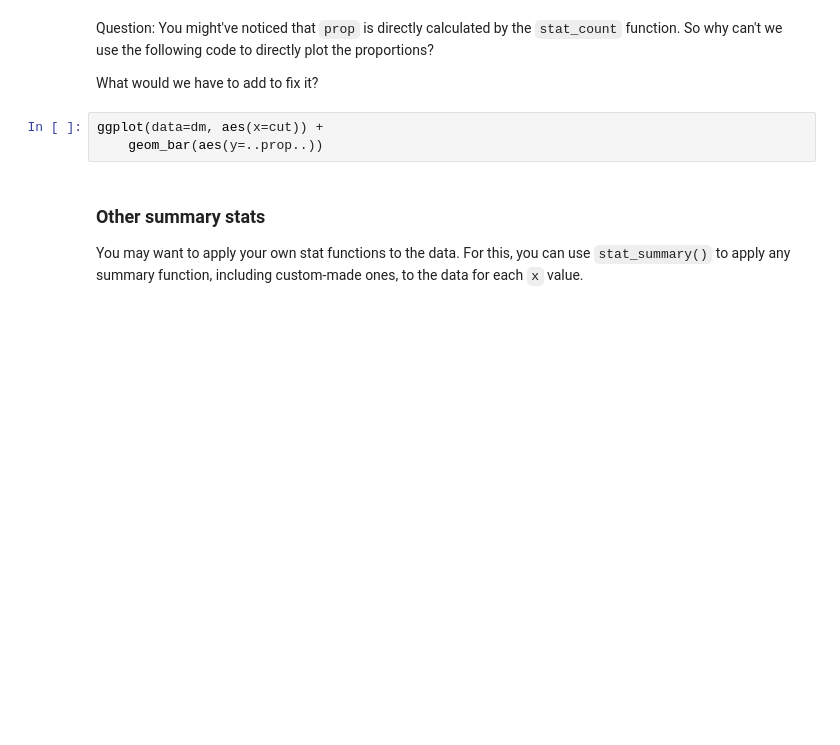
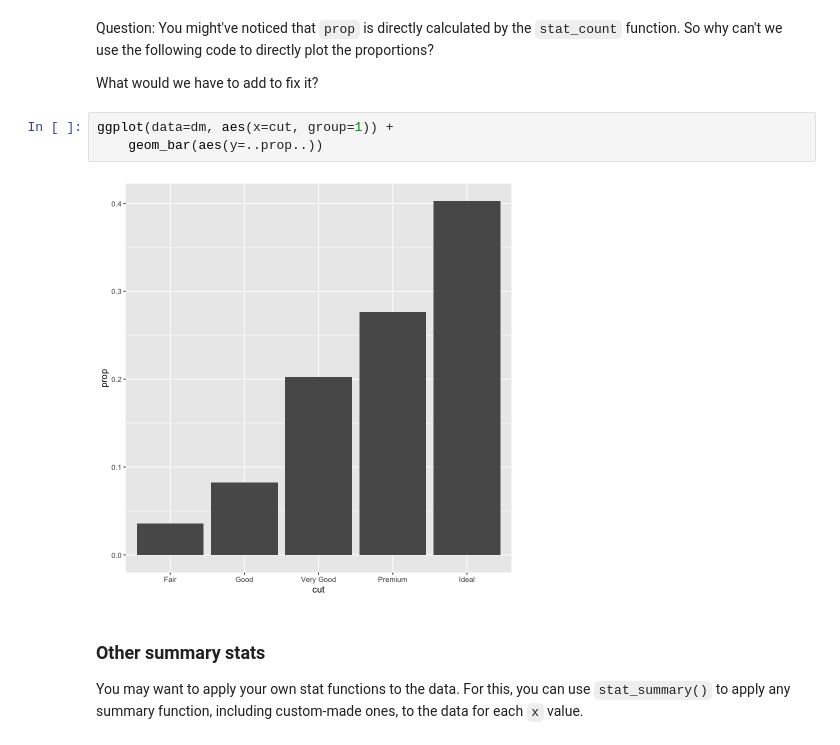
Before and after one commit to rogerfan/stats306_w20, a Jupyter notebook: labs/stats306_lab4.ipynb, the cells around one changed output. Saved outputs shown, nothing was run; the diff lists cells and outputs as text; blank space fills up the shorter version.

```diff
--- a/labs/stats306_lab4.ipynb
+++ b/labs/stats306_lab4.ipynb
@@ -64,8 +109,10 @@ Question: You might've noticed that `prop` is directly calculated by the `stat_c
 
 What would we have to add to fix it?
 # %%
-ggplot(data=dm, aes(x=cut)) +
+ggplot(data=dm, aes(x=cut, group=1)) +
     geom_bar(aes(y=..prop..))
+# %% [output]
+[figure, added]
 # %% [markdown]
 ### Other summary stats
 
```
Also changed, not shown: parts of 50 cells of this notebook, 1 other file.
